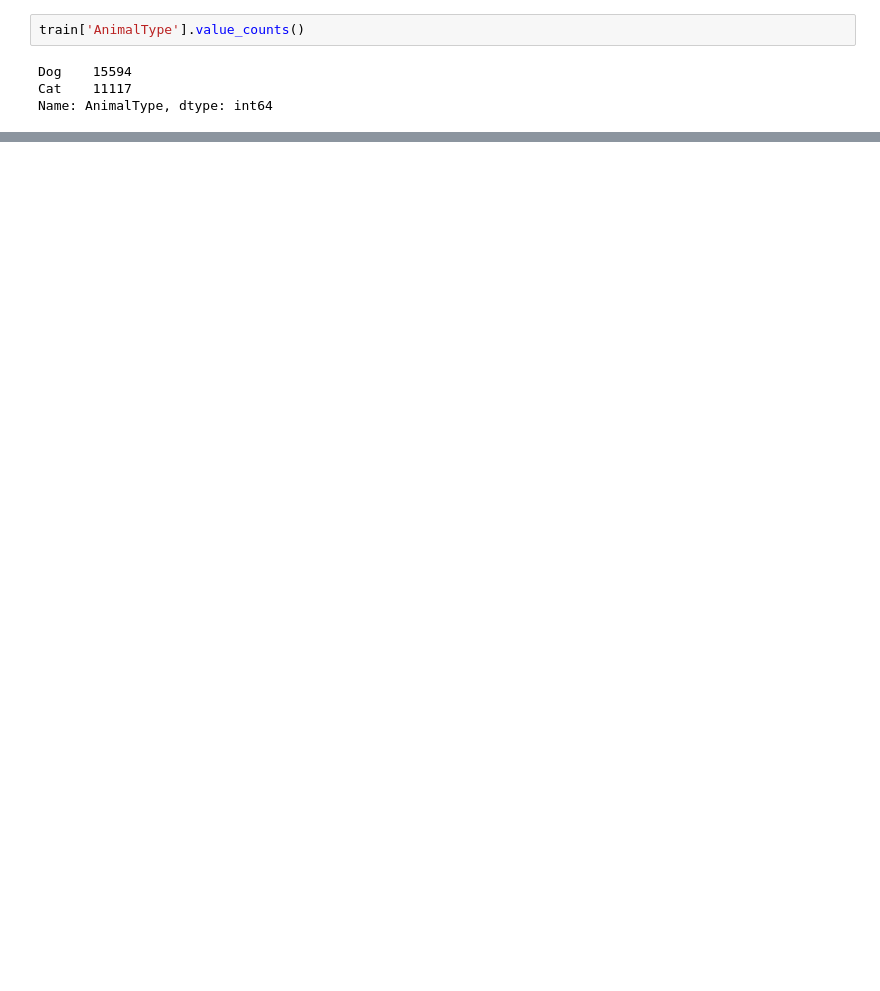
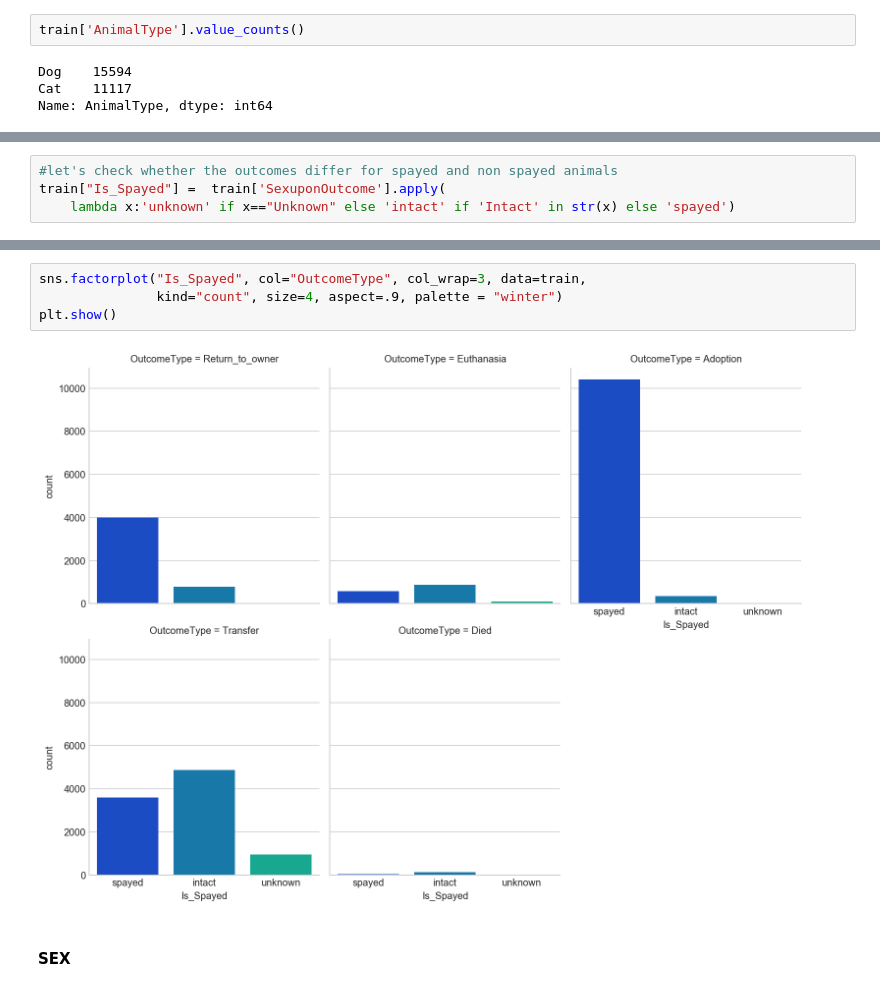
Before and after one commit to mags-zw/kaggle_analysis, a Jupyter notebook: ShelterAnimals/shelter_animal_analysis.ipynb, the cells around one changed output, grey strips where cells are left out. Saved outputs shown, nothing was run; the diff lists cells and outputs as text; blank space fills up the shorter version.

```diff
--- a/ShelterAnimals/shelter_animal_analysis.ipynb
+++ b/ShelterAnimals/shelter_animal_analysis.ipynb
@@ -278,0 +319,4 @@ train['Bin'].nunique()
+# %%
+#let's check whether the outcomes differ for spayed and non spayed animals
+train["Is_Spayed"] =  train['SexuponOutcome'].apply(
+    lambda x:'unknown' if x=="Unknown" else 'intact' if 'Intact' in str(x) else 'spayed')
@@ -278,0 +331,8 @@ train['Bin'].nunique()
+# %%
+sns.factorplot("Is_Spayed", col="OutcomeType", col_wrap=3, data=train,
+               kind="count", size=4, aspect=.9, palette = "winter")
+plt.show()
+# %% [output]
+[figure, added]
+# %% [markdown]
+#### SEX
```
Also changed, not shown: parts of 33 cells of this notebook, 2 other files.
